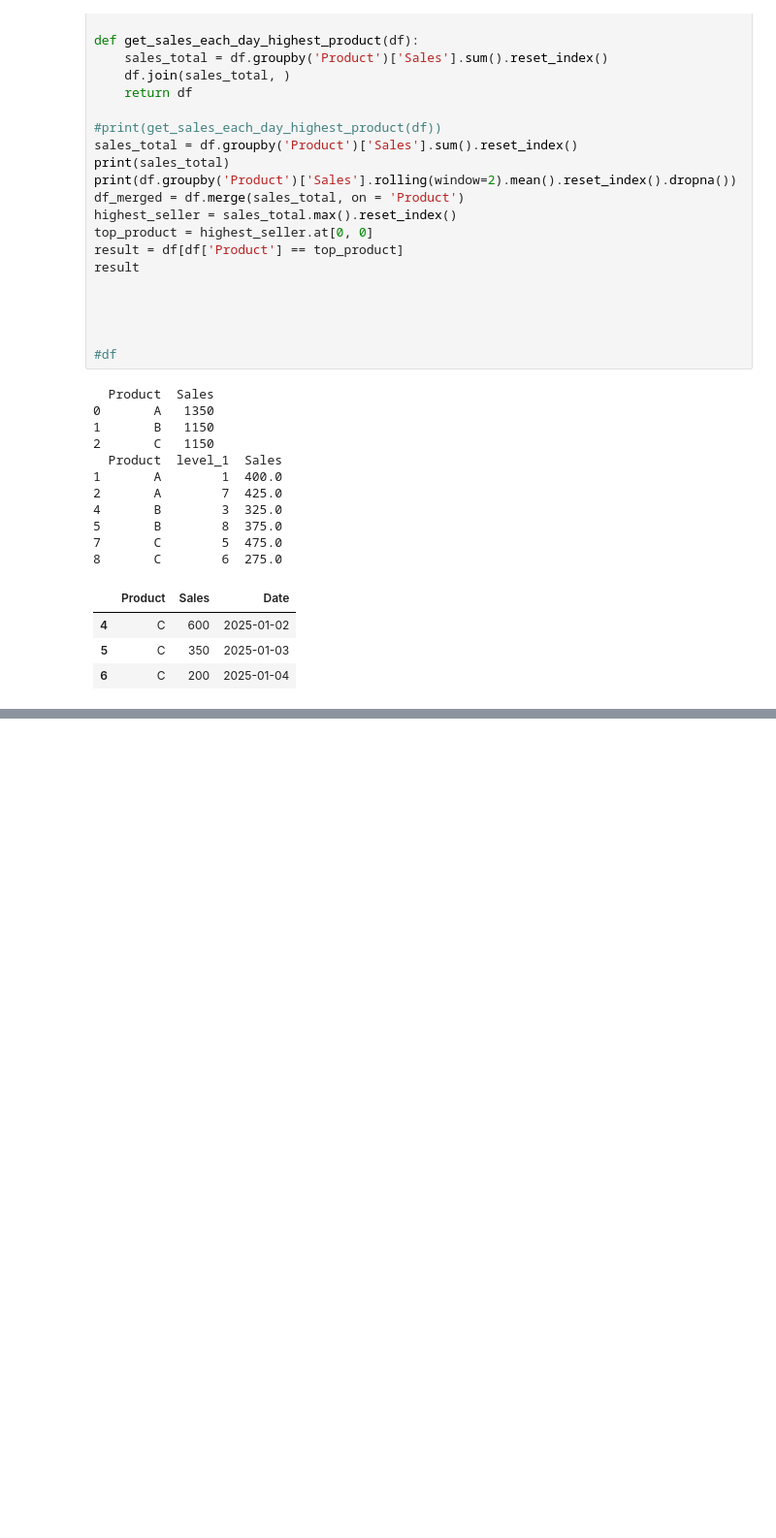
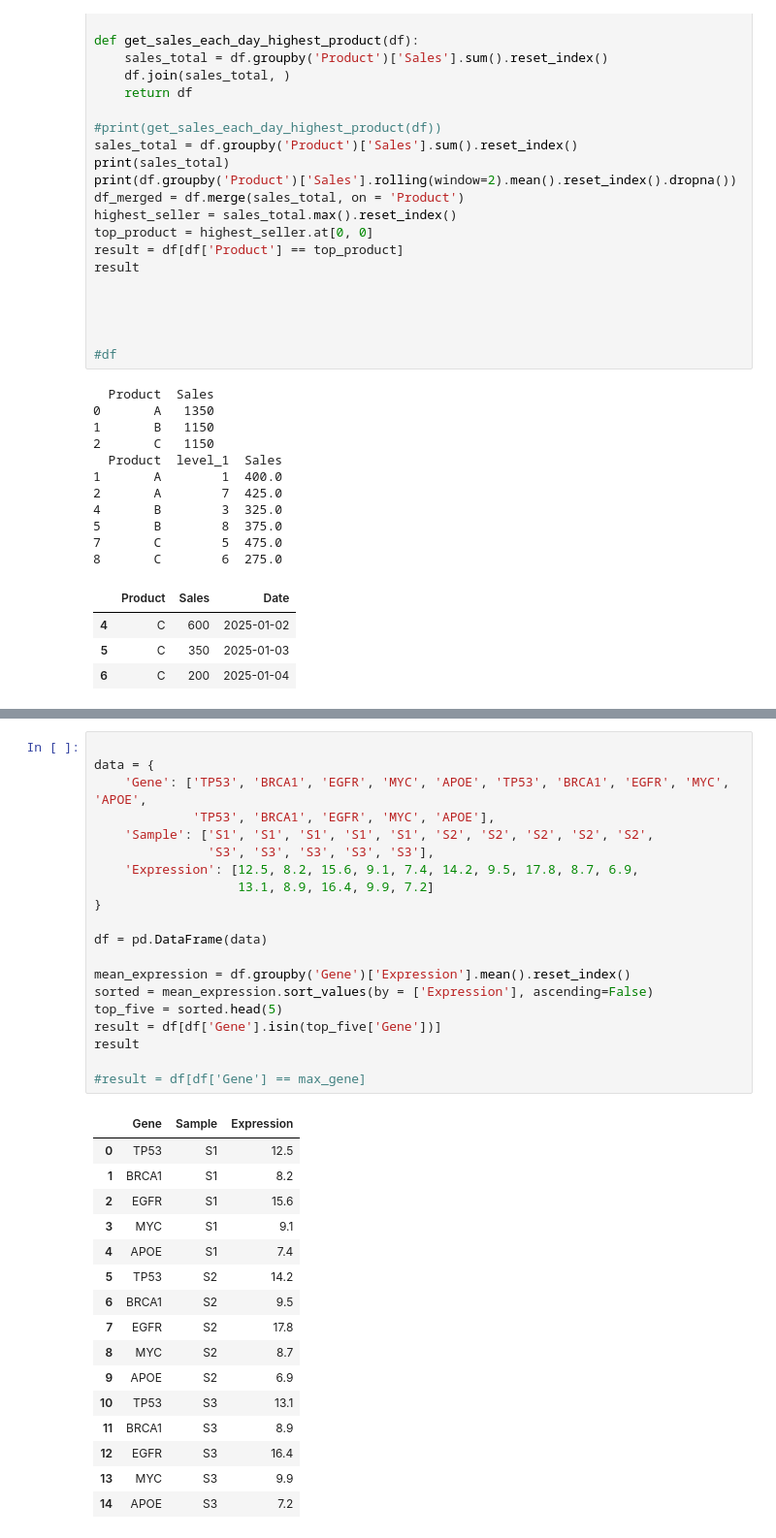
Before and after one commit to G-gnome/practice, a Jupyter notebook: python_review.ipynb, the cells around one changed output, grey strips where cells are left out. Shown at 97% size. Drawn from its saved outputs; the diff is of its cells as text; blank space fills up the shorter version.

```diff
--- a/python_review.ipynb
+++ b/python_review.ipynb
@@ -863,0 +886,37 @@ print(get_highest_store(df))
+# %%
+
+data = {
+    'Gene': ['TP53', 'BRCA1', 'EGFR', 'MYC', 'APOE', 'TP53', 'BRCA1', 'EGFR', 'MYC', 'APOE',
+             'TP53', 'BRCA1', 'EGFR', 'MYC', 'APOE'],
+    'Sample': ['S1', 'S1', 'S1', 'S1', 'S1', 'S2', 'S2', 'S2', 'S2', 'S2',
+               'S3', 'S3', 'S3', 'S3', 'S3'],
+    'Expression': [12.5, 8.2, 15.6, 9.1, 7.4, 14.2, 9.5, 17.8, 8.7, 6.9,
+                   13.1, 8.9, 16.4, 9.9, 7.2]
+}
+
+df = pd.DataFrame(data)
+
+mean_expression = df.groupby('Gene')['Expression'].mean().reset_index()
+sorted = mean_expression.sort_values(by = ['Expression'], ascending=False)
+top_five = sorted.head(5)
+result = df[df['Gene'].isin(top_five['Gene'])]
+result
+
+#result = df[df['Gene'] == max_gene]
+# %% [output]
+|  | Gene | Sample | Expression |
+| 0 | TP53 | S1 | 12.5 |
+| 1 | BRCA1 | S1 | 8.2 |
+| 2 | EGFR | S1 | 15.6 |
+| 3 | MYC | S1 | 9.1 |
+| 4 | APOE | S1 | 7.4 |
+| 5 | TP53 | S2 | 14.2 |
+| 6 | BRCA1 | S2 | 9.5 |
+| 7 | EGFR | S2 | 17.8 |
+| 8 | MYC | S2 | 8.7 |
+| 9 | APOE | S2 | 6.9 |
+| 10 | TP53 | S3 | 13.1 |
+| 11 | BRCA1 | S3 | 8.9 |
+| 12 | EGFR | S3 | 16.4 |
+| 13 | MYC | S3 | 9.9 |
+| 14 | APOE | S3 | 7.2 |
```
Also changed, not shown: parts of 3 cells of this notebook.
